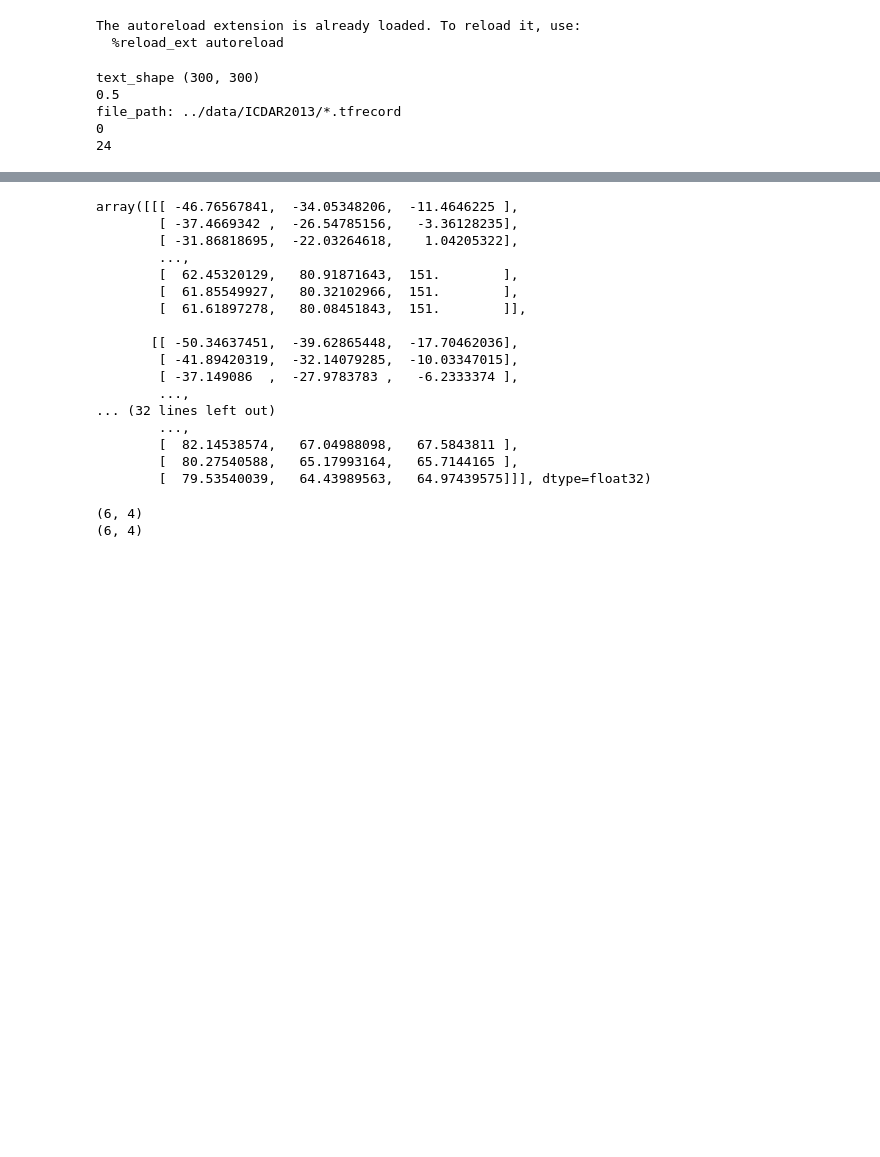
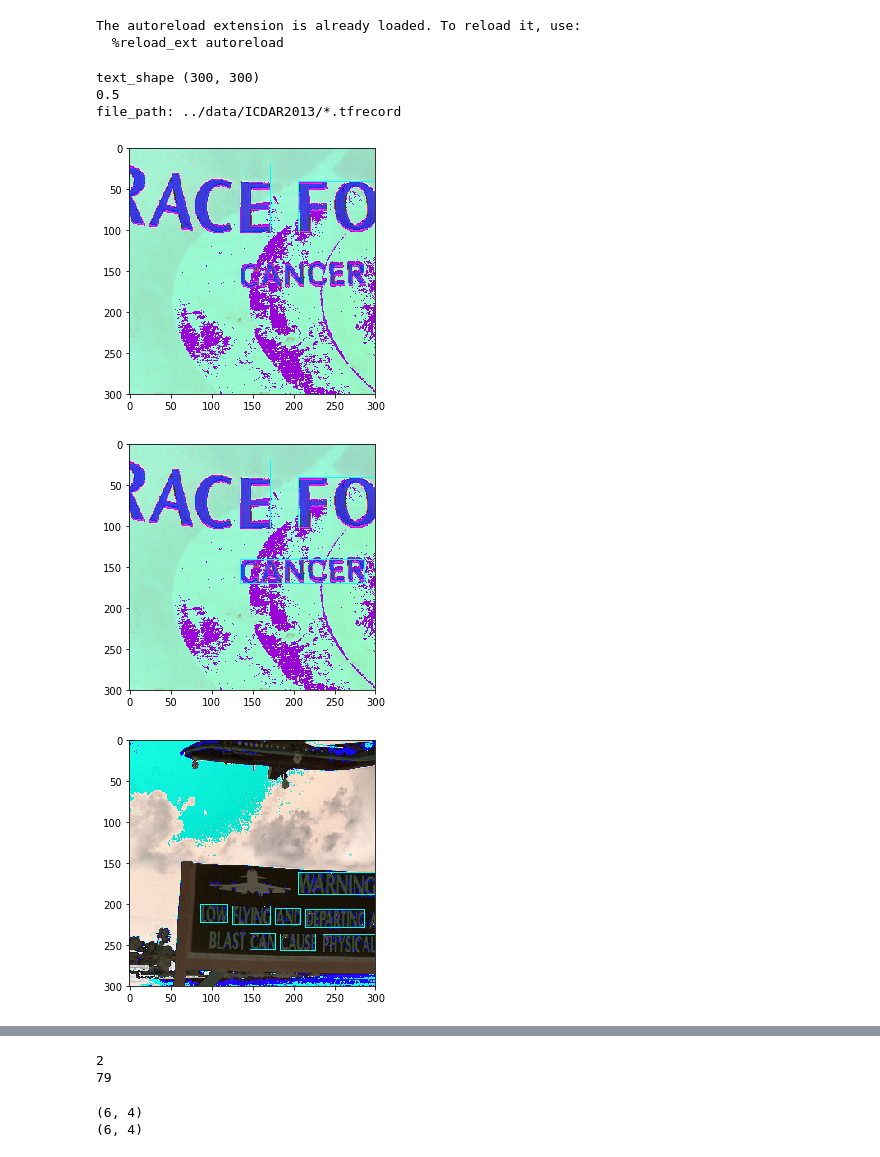
Before and after one commit to bindung/TextBoxes-TensorFlow, a Jupyter notebook: Notes/Untitled.ipynb, the cells around one changed output, grey strips where cells are left out. Drawn from its saved outputs; the diff is of its cells as text; code cells hidden in the pictures; blank space fills up the shorter version.

```diff
--- a/Notes/Untitled.ipynb
+++ b/Notes/Untitled.ipynb
@@ -55,7 +55,7 @@ anchor_sizes=[(30., 60.),
 with tf.Graph().as_default():
     # build a net\
     params = txtbox_300.TextboxNet.default_params
-    params = params._replace(anchor_sizes = anchor_sizes)
+    #params = params._replace(anchor_sizes = anchor_sizes)
     text_net = txtbox_300.TextboxNet(params)
     text_shape = text_net.params.img_shape
     print 'text_shape '+  str(text_shape)
@@ -102,35 +102,36 @@ with tf.Graph().as_default():
                         rpredictions, rlocalisations, text_anchors,
                         select_threshold=0.001, img_shape=text_shape, num_classes=2, decode=True)
 
                 rbboxes = np_methods.bboxes_clip(rbboxes)
                 rclasses, rscores, rbboxes = np_methods.bboxes_sort(rclasses, rscores, rbboxes, top_k=-1)
                 rclasses, rscores, rbboxes = np_methods.bboxes_nms(rclasses, rscores, rbboxes,
                                                                   nms_threshold=0.45)
                 #Resize bboxes to original image shape. Note: useless for Resize.WARP!
                 bboxes = np.concatenate(localb, 0)
 
                 image_ = np.uint8(img) *255
                 img_ = image_.copy()
-                #visualize_bbox(img_, rbboxes)
+                visualize_bbox(img_, rbboxes)
 
                 #img = image_.copy()
                 #visualize_bbox(img, bboxes)
-                #img_ = image_.copy()
-                #visualize_bbox(img_, gbboxes_)
+                img_ = image_.copy()
+                visualize_bbox(img_, gbboxes_)
 
                 #img = image_.copy()
 
 
                 for i in range(6):
                     #pass
                     box.append(rlocalisations[i][np.where(rpredictions_2[i] > 0.5)].shape[0])
                 #error.append((gbboxes_.shape[0] - rbboxes.shape[0]))
                 error.append((gbboxes_.shape[0] - rbboxes.shape[0]))
             print sum(error)
             print sum(box)
 # %% [output]
 text_shape (300, 300)
 0.5
 file_path: ../data/ICDAR2013/*.tfrecord
-0
-24
+[figure, added]
+[figure, added]
+[figure, added]
@@ -137,23 +139,7 @@ file_path: ../data/ICDAR2013/*.tfrecord
+2
+79
 # %%
 img
-# %% [output]
-array([[[ -46.76567841,  -34.05348206,  -11.4646225 ],
-        [ -37.4669342 ,  -26.54785156,   -3.36128235],
-        [ -31.86818695,  -22.03264618,    1.04205322],
-        ...,
-        [  62.45320129,   80.91871643,  151.        ],
-        [  61.85549927,   80.32102966,  151.        ],
-        [  61.61897278,   80.08451843,  151.        ]],
-
-       [[ -50.34637451,  -39.62865448,  -17.70462036],
-        [ -41.89420319,  -32.14079285,  -10.03347015],
-        [ -37.149086  ,  -27.9783783 ,   -6.2333374 ],
-        ...,
-... (32 lines left out)
-        ...,
-        [  82.14538574,   67.04988098,   67.5843811 ],
-        [  80.27540588,   65.17993164,   65.7144165 ],
-        [  79.53540039,   64.43989563,   64.97439575]]], dtype=float32)
 # %%
 print rbboxes.shape
 print gbboxes_.shape
```
Also changed, not shown: parts of 2 cells of this notebook, 4 other files.
